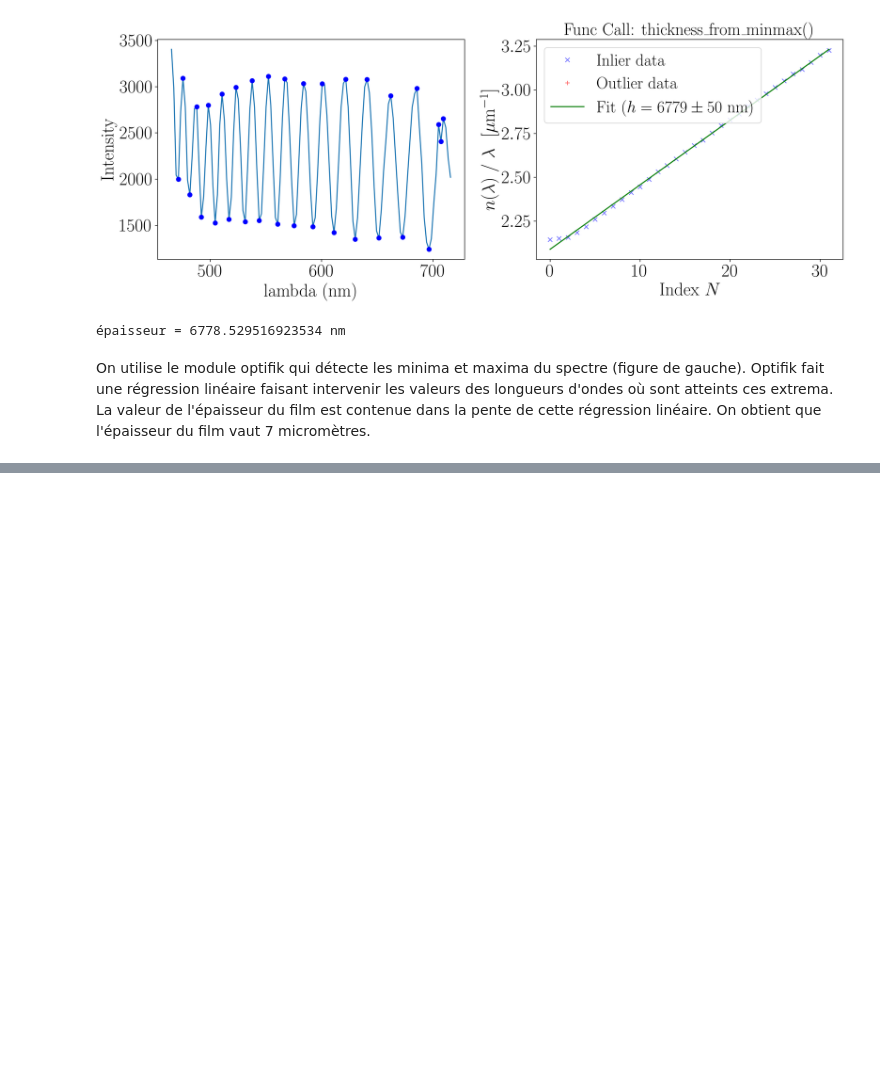
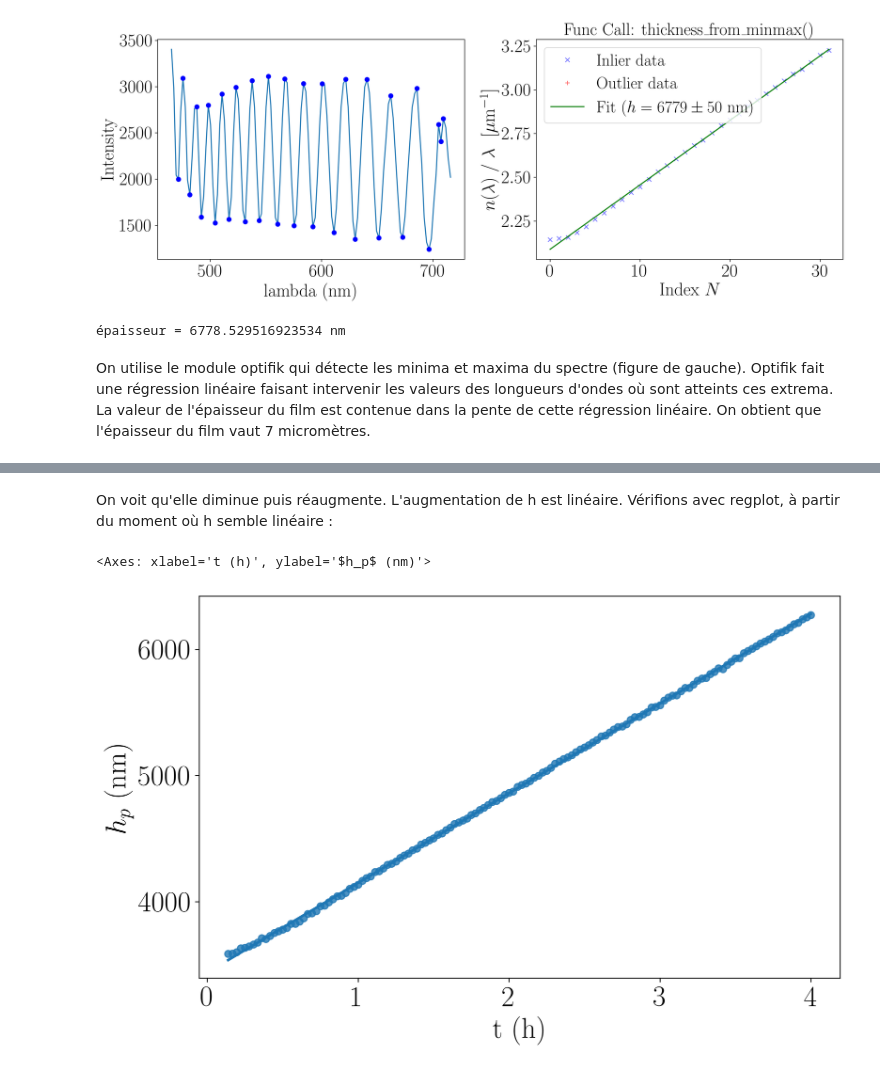
Before and after one commit to aliciaaef/thin-film-hyperspectral, a Jupyter notebook: main.ipynb, the cells around one changed output, grey strips where cells are left out. Drawn from its saved outputs; the diff is of its cells as text; code cells hidden in the pictures; blank space fills up the shorter version.

```diff
--- a/main.ipynb
+++ b/main.ipynb
@@ -66,0 +131,11 @@ On obtient que l'épaisseur du film vaut 7 micromètres.
+# %% [markdown]
+On voit qu'elle diminue puis réaugmente. L'augmentation de h est linéaire. Vérifions avec regplot, à partir du moment où h semble linéaire :
+# %%
+#plot
+fig,ax = plt.subplots()
+plt.xlabel(r'$t ~ (\textrm{h})$')
+plt.ylabel(r'$h ~ (\mu \textrm{m})$')
+sns.regplot(df[4:],x='t (h)',y='$h_p$ (nm)')
+# %% [output]
+<Axes: xlabel='t (h)', ylabel='$h_p$ (nm)'>
+[figure, added]
```
Also changed, not shown: parts of 15 cells of this notebook, 4 other files.
